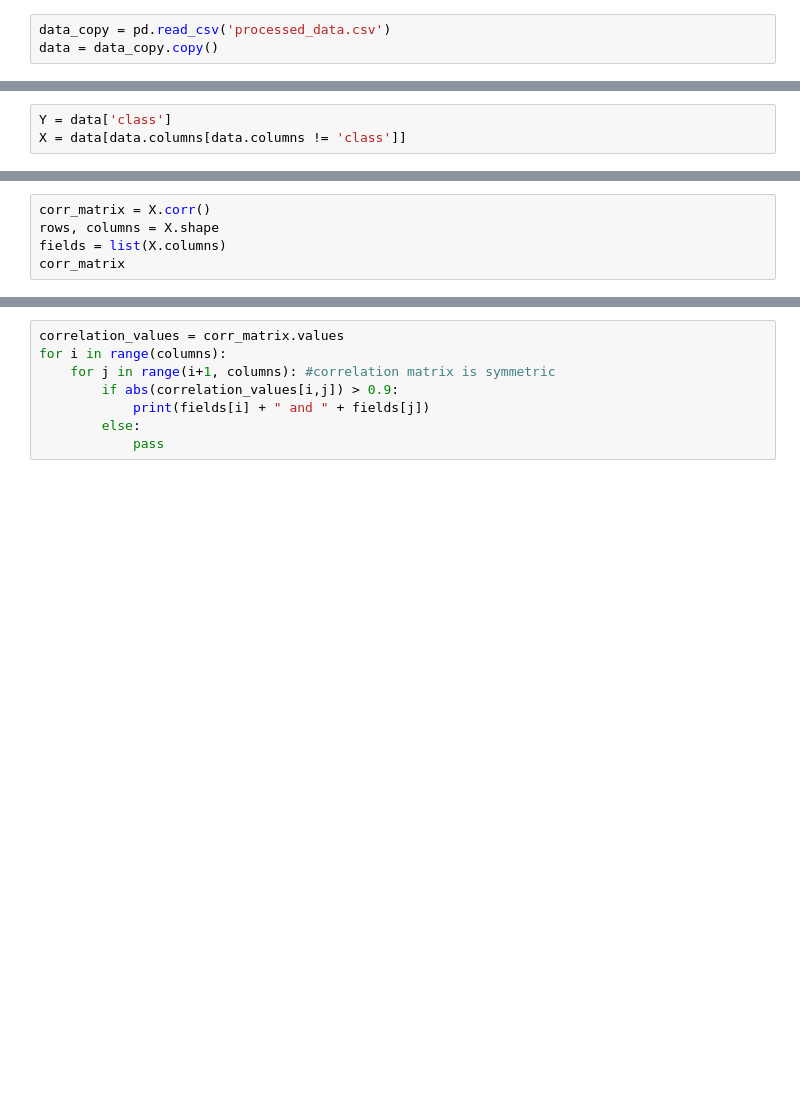
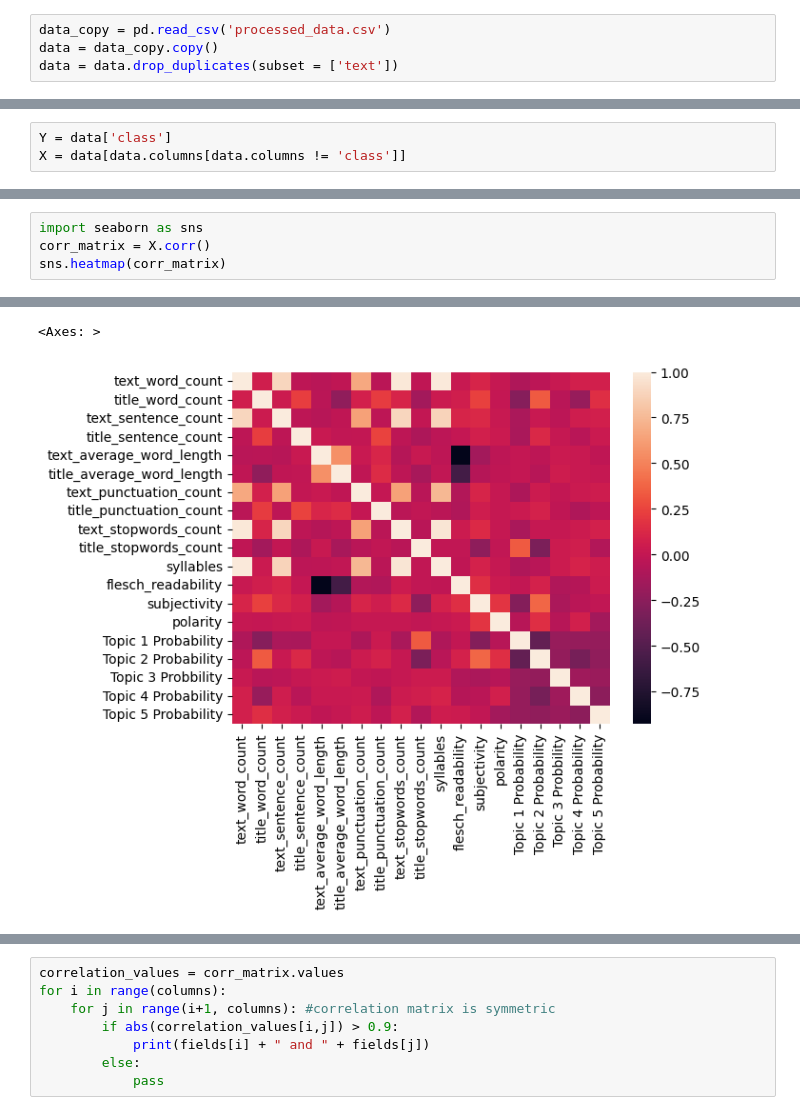
Before and after one commit to brandonyhr98/BT4222-Group-Project, a Jupyter notebook: Gaussian Naive Bayes.ipynb, the cells around one changed output, grey strips where cells are left out. Drawn from its saved outputs; the diff is of its cells as text; blank space fills up the shorter version.

```diff
--- a/Gaussian Naive Bayes.ipynb
+++ b/Gaussian Naive Bayes.ipynb
@@ -15,6 +16,7 @@ import matplotlib.pyplot as plt
 # %%
 data_copy = pd.read_csv('processed_data.csv')
 data = data_copy.copy()
+data = data.drop_duplicates(subset = ['text'])
 # %%
 del data['title']
 del data['text']
@@ -85,6 +94,5 @@ In the context of our problem, we shall define to have high correlation if the a
 # %%
+import seaborn as sns
 corr_matrix = X.corr()
-rows, columns = X.shape
-fields = list(X.columns)
-corr_matrix
+sns.heatmap(corr_matrix)
 # %% [output]
@@ -108 +99,3 @@ corr_matrix
+<Axes: >
+[figure, added]
 # %%
```
Also changed, not shown: parts of 29 cells of this notebook.
